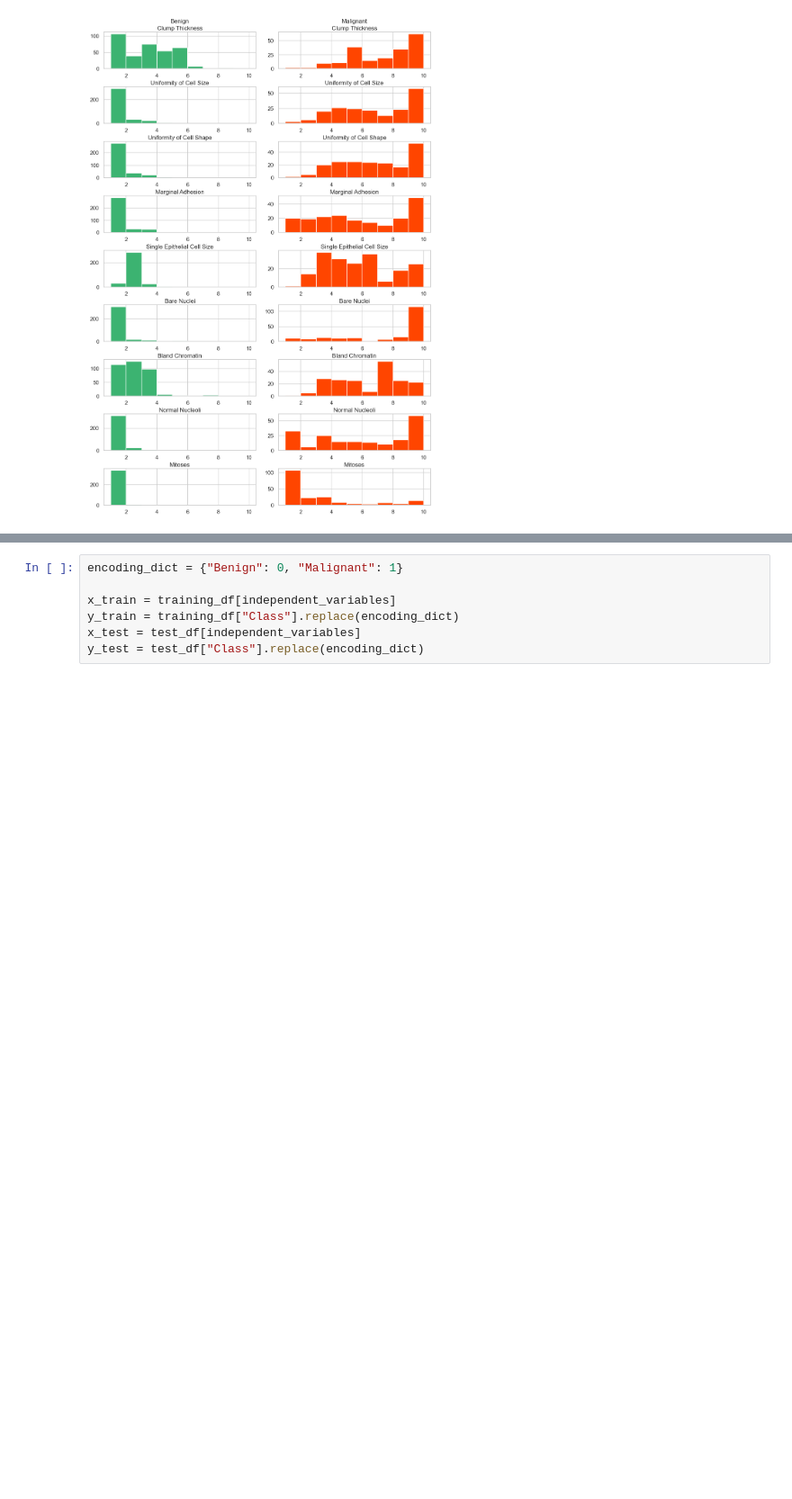
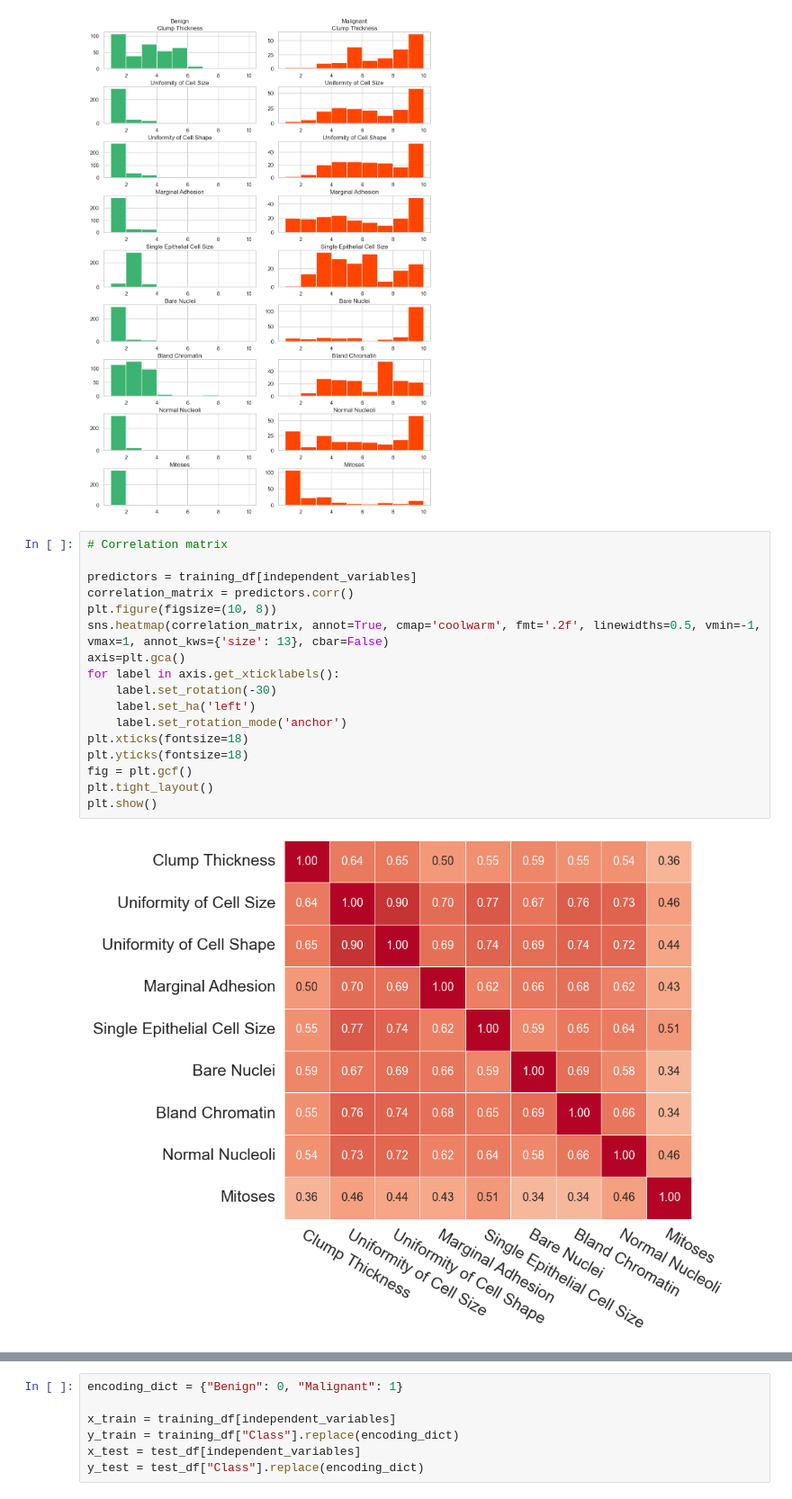
Before and after one commit to 18alle18/Reproducible-Challenge-Project, a Jupyter notebook: Project_Alexander_Love.ipynb, the cells around one changed output, grey strips where cells are left out. Shown at 90% size. Cells and saved outputs as stored; diff of their text form; blank space fills up the shorter version.

Commit message:
PCA, correlation matrix
PCA for independent variables, SHAP values for logistic regression and a correlation matrix for the independent variables

```diff
--- a/Project_Alexander_Love.ipynb
+++ b/Project_Alexander_Love.ipynb
@@ -129,3 +131,22 @@ for variable_index, variable in enumerate(independent_variables):
         axis.xaxis.set_label_position('top')
 # %% [output]
 [figure]
+# %%
+# Correlation matrix
+
+predictors = training_df[independent_variables]
+correlation_matrix = predictors.corr()
+plt.figure(figsize=(10, 8))
+sns.heatmap(correlation_matrix, annot=True, cmap='coolwarm', fmt='.2f', linewidths=0.5, vmin=-1, vmax=1, annot_kws={'size': 13}, cbar=False)
+axis=plt.gca()
+for label in axis.get_xticklabels():
+    label.set_rotation(-30)
+    label.set_ha('left')
+    label.set_rotation_mode('anchor')
+plt.xticks(fontsize=18)
+plt.yticks(fontsize=18)
+fig = plt.gcf()
+plt.tight_layout()
+plt.show()
+# %% [output]
+[figure, added]
```
Also changed, not shown: parts of 8 cells of this notebook.
